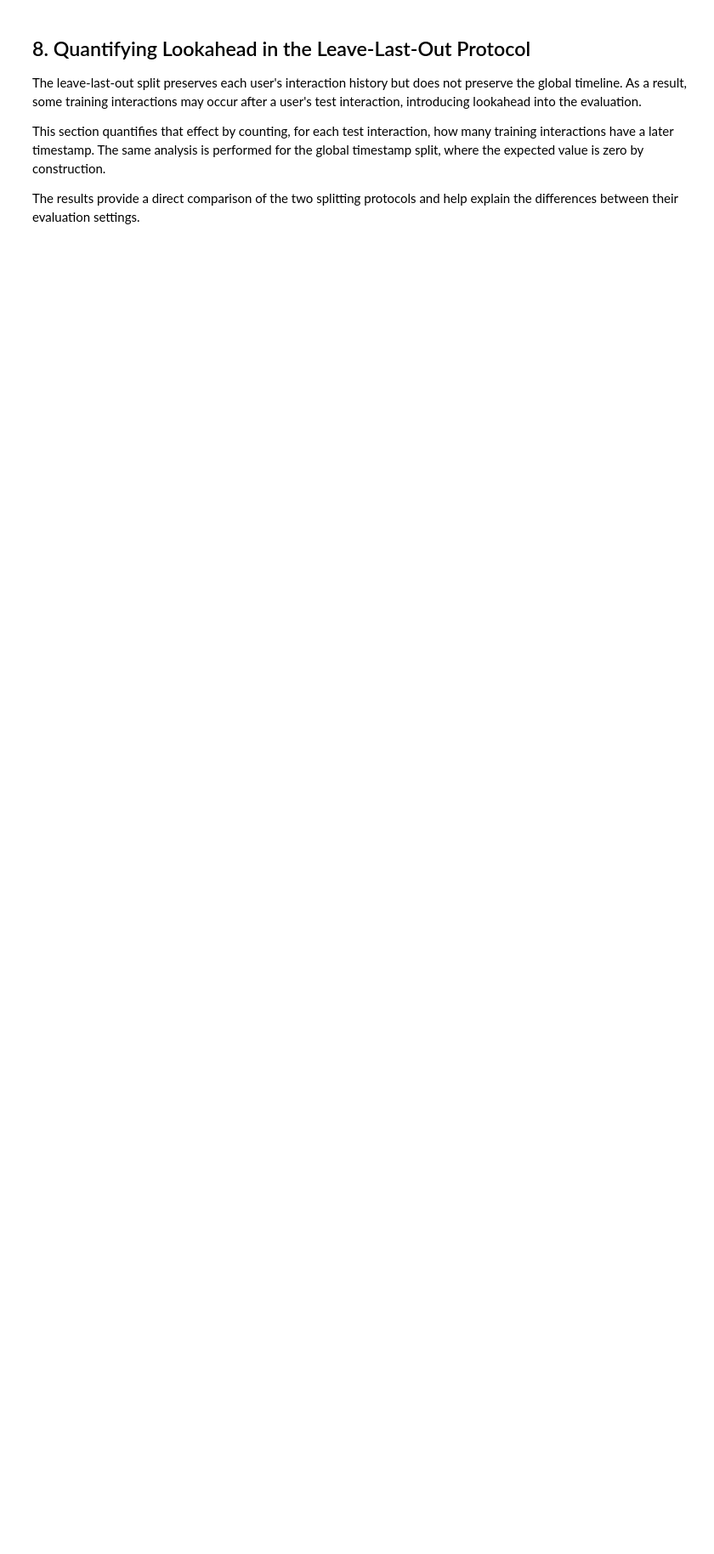
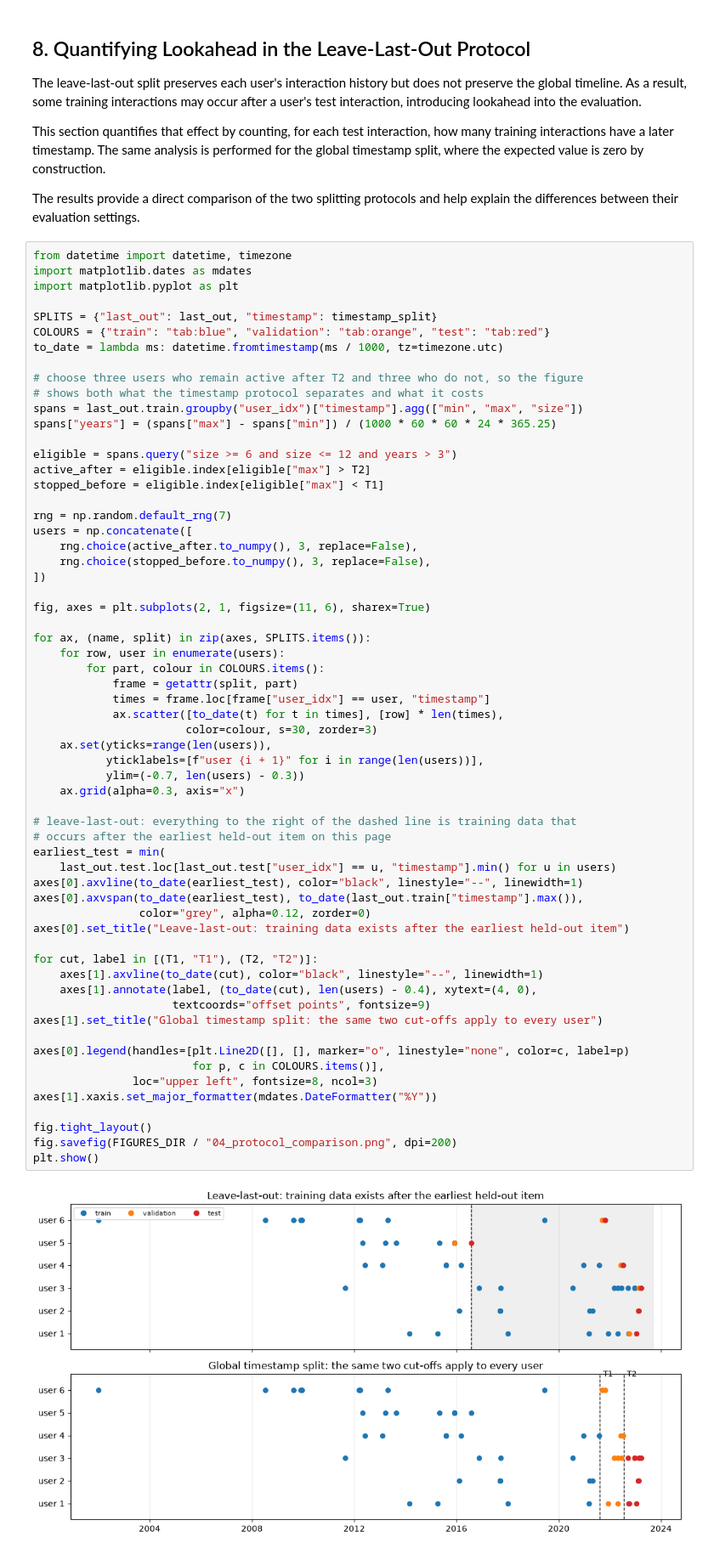
Before and after one commit to ErjonXhani/gnn-recommender-dissertation, a Jupyter notebook: notebooks/04_train_validation_test_split_earliest.ipynb, the cells around one changed output. Shown at 85% size. Saved outputs shown, nothing was run; the diff lists cells and outputs as text; blank space fills up the shorter version.

Commit message:
Add protocol comparison diagram to notebook 04 and improve notebook documentation

```diff
--- a/notebooks/04_train_validation_test_split_earliest.ipynb
+++ b/notebooks/04_train_validation_test_split_earliest.ipynb
@@ -380,3 +380,66 @@ The leave-last-out split preserves each user's interaction history but does not
 This section quantifies that effect by counting, for each test interaction, how many training interactions have a later timestamp. The same analysis is performed for the global timestamp split, where the expected value is zero by construction.
 
 The results provide a direct comparison of the two splitting protocols and help explain the differences between their evaluation settings.
+# %%
+from datetime import datetime, timezone
+import matplotlib.dates as mdates
+import matplotlib.pyplot as plt
+
+SPLITS = {"last_out": last_out, "timestamp": timestamp_split}
+COLOURS = {"train": "tab:blue", "validation": "tab:orange", "test": "tab:red"}
+to_date = lambda ms: datetime.fromtimestamp(ms / 1000, tz=timezone.utc)
+
+# choose three users who remain active after T2 and three who do not, so the figure
+# shows both what the timestamp protocol separates and what it costs
+spans = last_out.train.groupby("user_idx")["timestamp"].agg(["min", "max", "size"])
+spans["years"] = (spans["max"] - spans["min"]) / (1000 * 60 * 60 * 24 * 365.25)
+
+eligible = spans.query("size >= 6 and size <= 12 and years > 3")
+active_after = eligible.index[eligible["max"] > T2]
+stopped_before = eligible.index[eligible["max"] < T1]
+
+rng = np.random.default_rng(7)
+users = np.concatenate([
+    rng.choice(active_after.to_numpy(), 3, replace=False),
+    rng.choice(stopped_before.to_numpy(), 3, replace=False),
+])
+
+fig, axes = plt.subplots(2, 1, figsize=(11, 6), sharex=True)
+
+for ax, (name, split) in zip(axes, SPLITS.items()):
+    for row, user in enumerate(users):
+        for part, colour in COLOURS.items():
+            frame = getattr(split, part)
+            times = frame.loc[frame["user_idx"] == user, "timestamp"]
+            ax.scatter([to_date(t) for t in times], [row] * len(times),
+                       color=colour, s=30, zorder=3)
+    ax.set(yticks=range(len(users)),
+           yticklabels=[f"user {i + 1}" for i in range(len(users))],
+           ylim=(-0.7, len(users) - 0.3))
+    ax.grid(alpha=0.3, axis="x")
+
+# leave-last-out: everything to the right of the dashed line is training data that
+# occurs after the earliest held-out item on this page
+earliest_test = min(
+    last_out.test.loc[last_out.test["user_idx"] == u, "timestamp"].min() for u in users)
+axes[0].axvline(to_date(earliest_test), color="black", linestyle="--", linewidth=1)
+axes[0].axvspan(to_date(earliest_test), to_date(last_out.train["timestamp"].max()),
+                color="grey", alpha=0.12, zorder=0)
+axes[0].set_title("Leave-last-out: training data exists after the earliest held-out item")
+
+for cut, label in [(T1, "T1"), (T2, "T2")]:
+    axes[1].axvline(to_date(cut), color="black", linestyle="--", linewidth=1)
+    axes[1].annotate(label, (to_date(cut), len(users) - 0.4), xytext=(4, 0),
+                     textcoords="offset points", fontsize=9)
+axes[1].set_title("Global timestamp split: the same two cut-offs apply to every user")
+
+axes[0].legend(handles=[plt.Line2D([], [], marker="o", linestyle="none", color=c, label=p)
+                        for p, c in COLOURS.items()],
+               loc="upper left", fontsize=8, ncol=3)
+axes[1].xaxis.set_major_formatter(mdates.DateFormatter("%Y"))
+
+fig.tight_layout()
+fig.savefig(FIGURES_DIR / "04_protocol_comparison.png", dpi=200)
+plt.show()
+# %% [output]
+[figure, added]
```
Also changed, not shown: parts of 3 cells of this notebook, 4 other files.
